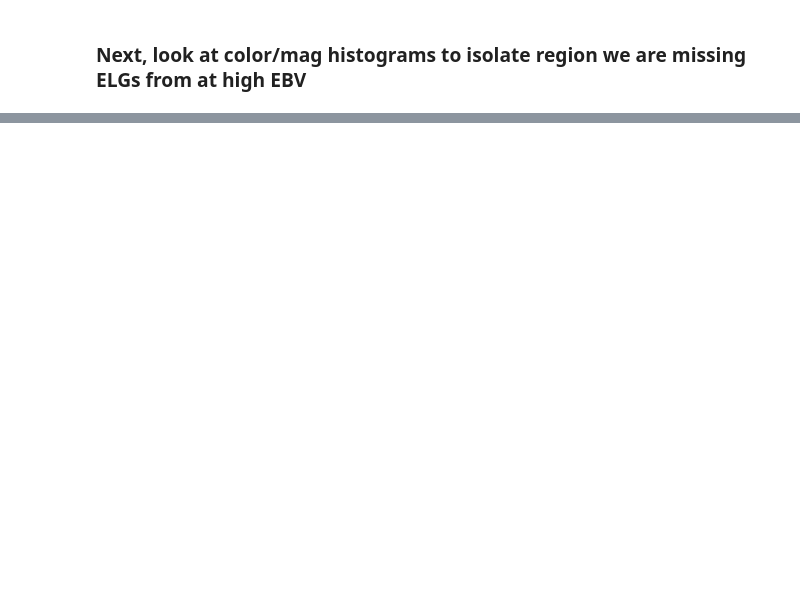
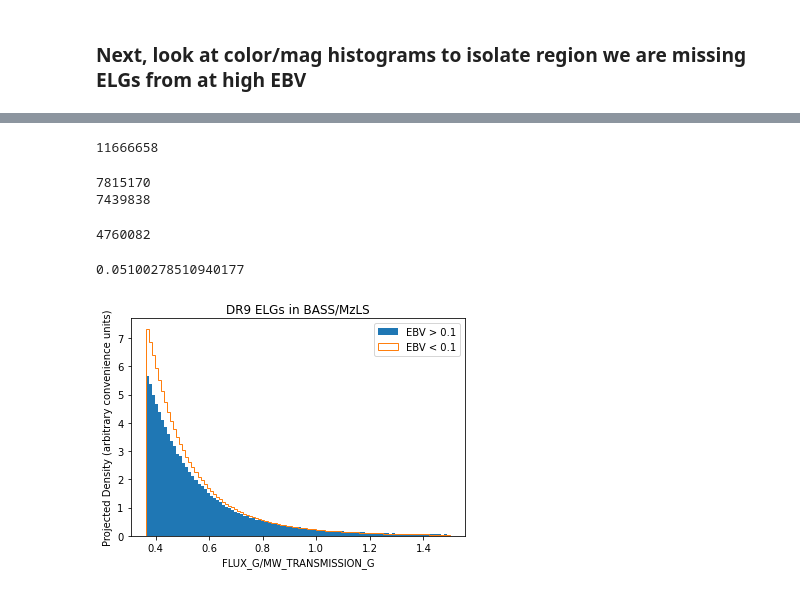
Before and after one commit to desihub/LSS, a Jupyter notebook: Sandbox/imaging/ELGEBV.ipynb, the cells around one changed output, grey strips where cells are left out. Cells and saved outputs as stored; diff of their text form; code cells hidden in the pictures; blank space fills up the shorter version.

```diff
--- a/Sandbox/imaging/ELGEBV.ipynb
+++ b/Sandbox/imaging/ELGEBV.ipynb
@@ -448,0 +482,48 @@ So, what is it??? Rongpu has pointed out that maybe SED implies pretty different
+# %%
+#cut it to BASS/MzLS region
+wd = felg['PHOTSYS'] == 'N'
+felg = felg[wd]
+print(len(felg))
+# %% [output]
+11666658
+# %%
+#read randoms
+rall = fitsio.read('/global/cfs/cdirs/desi/target/catalogs/dr9m/0.42.0/randoms/resolve/randoms-randomized-1.fits')
+# %%
+#cut randoms to ELG footprint
+keep = (rall['NOBS_G']>0) & (rall['NOBS_R']>0) & (rall['NOBS_Z']>0)
+print(len(rall[keep]))
+elgbits = [1,5,6,7,11,12,13]
+keepelg = keep
+for bit in elgbits:
+    keepelg &= ((rall['MASKBITS'] & 2**bit)==0)
+print(len(rall[keepelg]))
+relg = rall[keepelg]
+# %% [output]
+7815170
+7439838
+# %%
+#cut randoms to BASS/MzLS
+wn = relg['PHOTSYS'] == 'N'
+relg = relg[wn]
+print(len(relg))
+# %% [output]
+4760082
+# %%
+ebvsplit = 0.1 #compare densities splitting sample at this ebv
+wes = relg['EBV'] > ebvsplit
+wed = felg['EBV'] > ebvsplit
+fa = len(relg[wes])/len(relg[~wes]) #relative number of randoms on either side of split; to be used to compare densities
+print(fa)
+# %% [output]
+0.05100278510940177
+# %%
+a = plt.hist(felg[wed]['FLUX_G']/felg[wed]['MW_TRANSMISSION_G'],bins=100,weights=np.ones(len(felg[wed]))/fa*1.e-5,range=(0.363,1.5),label='EBV > 0.1')
+b = plt.hist(felg[~wed]['FLUX_G']/felg[~wed]['MW_TRANSMISSION_G'],weights=np.ones(len(felg[~wed]))*1.e-5,bins=a[1],histtype='step',label='EBV < 0.1')
+plt.xlabel('FLUX_G/MW_TRANSMISSION_G')
+plt.ylabel('Projected Density (arbitrary convenience units)')
+plt.legend()
+plt.title('DR9 ELGs in BASS/MzLS')
+plt.show()
+# %% [output]
+[figure, added]
```
Also changed, not shown: parts of 21 cells of this notebook, 2 other files.
